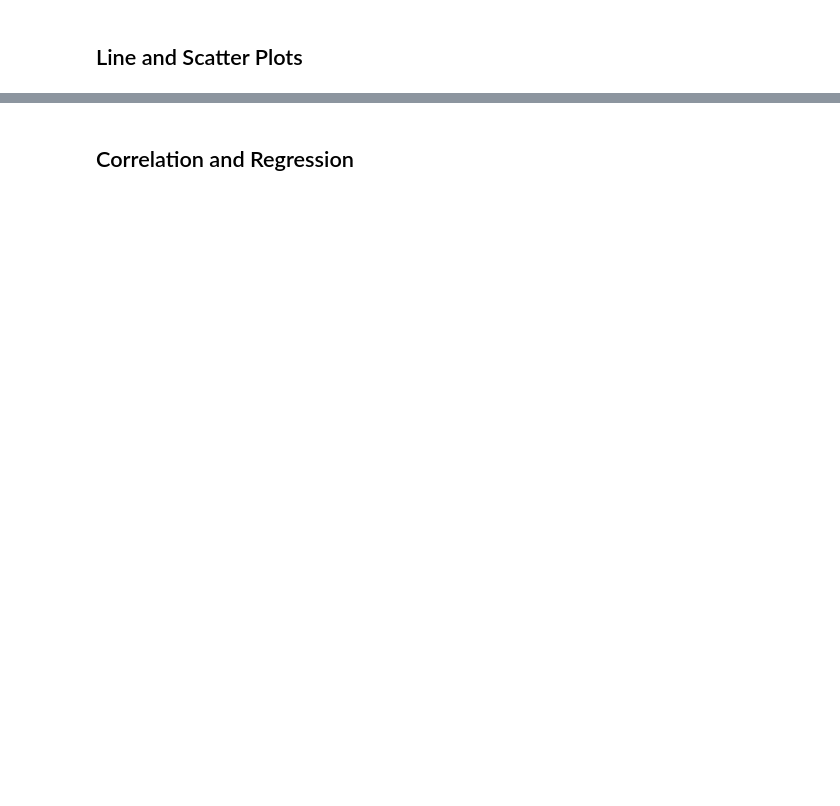
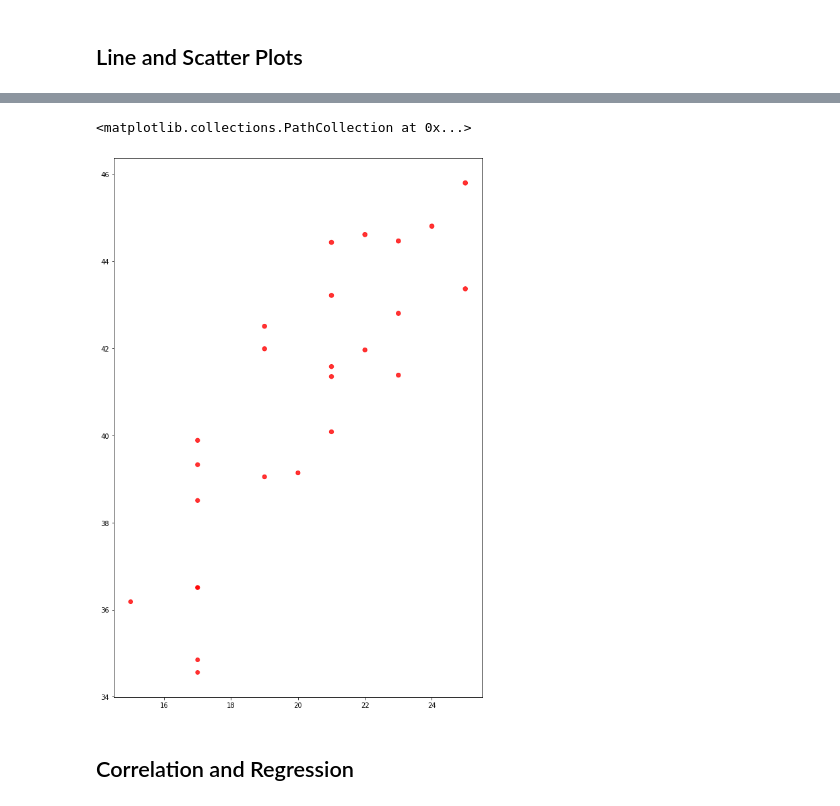
Before and after one commit to gcanales85/matplotlib-challenge, a Jupyter notebook: 05-Matplotlib/Instructions/Pymaceuticals/pymaceuticals_starter.ipynb, the cells around one changed output, grey strips where cells are left out. Drawn from its saved outputs; the diff is of its cells as text; code cells hidden in the pictures; blank space fills up the shorter version.

```diff
--- a/05-Matplotlib/Instructions/Pymaceuticals/pymaceuticals_starter.ipynb
+++ b/05-Matplotlib/Instructions/Pymaceuticals/pymaceuticals_starter.ipynb
@@ -351,3 +429,17 @@ last_timepoint
+# %%
+# Generate a scatter plot of mouse weight versus average tumor volume for the Capomulin regimen
+tumor_scatter = cap_lineplot[['Mouse ID','Weight (g)','Tumor Volume (mm3)']]
+tumor_scatter_group = tumor_scatter.groupby(['Mouse ID', 'Weight (g)'])
+average = tumor_scatter_group["Tumor Volume (mm3)"].mean()
+tumor_avg = pd.DataFrame({"Tumor Average": average}).reset_index()
+
+x_values = tumor_avg['Weight (g)']
+y_values = tumor_avg['Tumor Average']
+plt.figure(figsize=(10,15))
+plt.scatter(x_values, y_values, facecolors="red", alpha=0.8, s=y_values)
+# %% [output]
+<matplotlib.collections.PathCollection at 0x...>
+[figure, added]
 # %% [markdown]
 ## Correlation and Regression
 # %%
```
Also changed, not shown: parts of 19 cells of this notebook.
